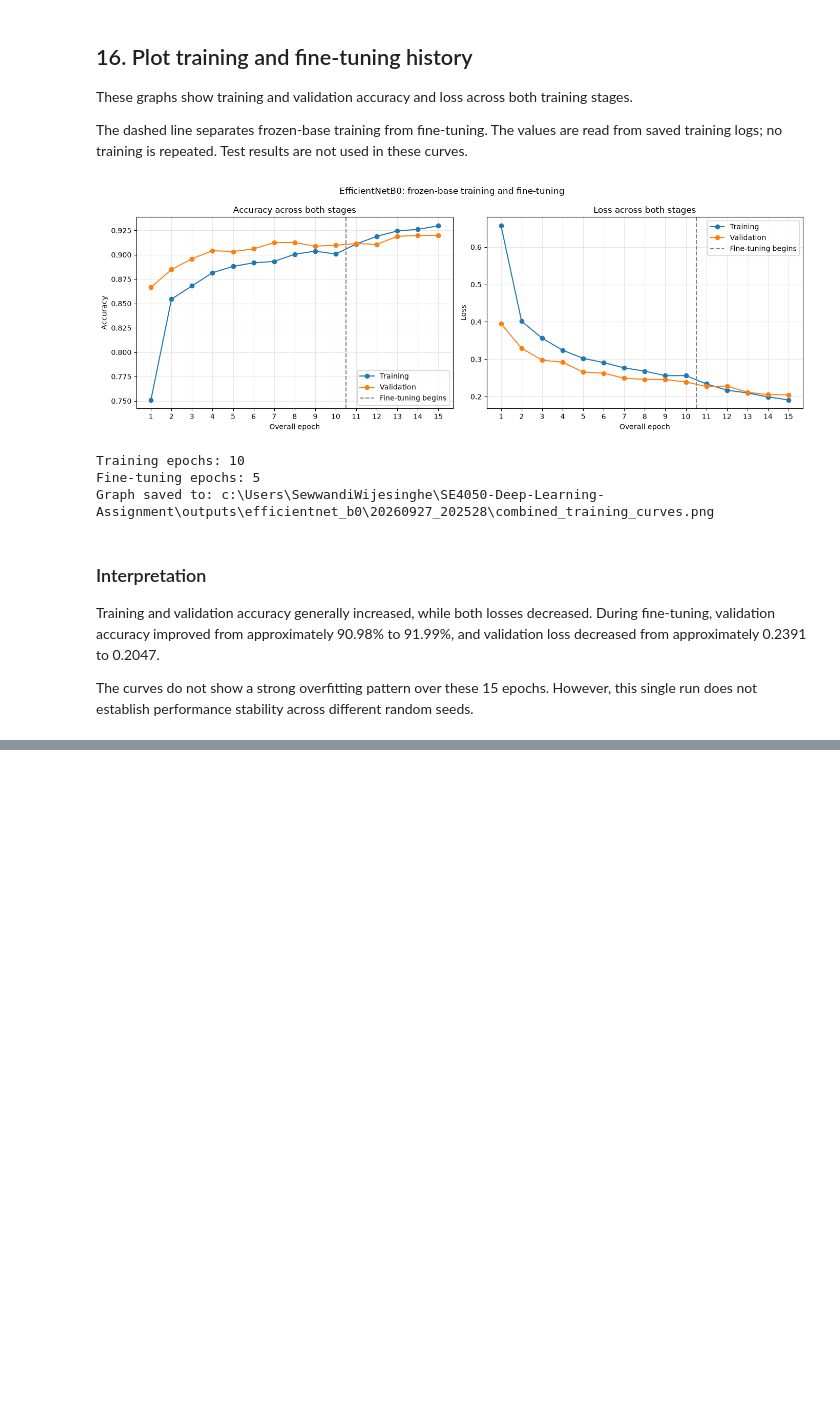
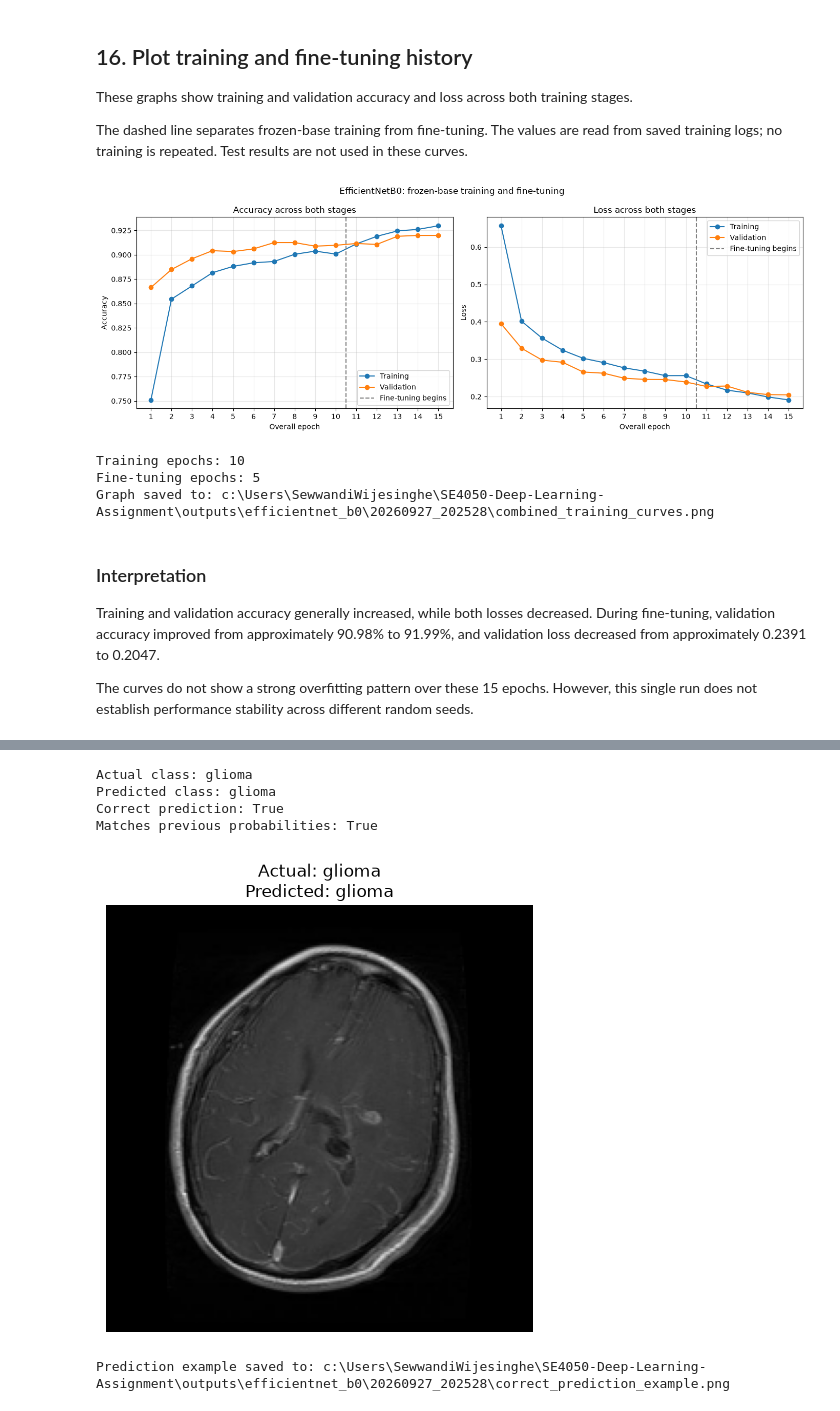
Before and after one commit to Dissa2003/SE4050-Deep-Learning-Assignment, a Jupyter notebook: notebooks/04_efficientnet_b0.ipynb, the cells around one changed output, grey strips where cells are left out. Drawn from its saved outputs; the diff is of its cells as text; code cells hidden in the pictures; blank space fills up the shorter version.

Commit message:
Verify saved-model loading and add prediction demonstration

```diff
--- a/notebooks/04_efficientnet_b0.ipynb
+++ b/notebooks/04_efficientnet_b0.ipynb
@@ -1051,0 +1064,74 @@ stability across different random seeds.
+# %%
+import numpy as np
+import tensorflow as tf
+import matplotlib.pyplot as plt
+
+# 1. Load the selected model from disk.
+reloaded_model = tf.keras.models.load_model(
+    str(selected_checkpoint),
+    compile=False
+)
+
+# 2. Select the second test image.
+# Python positions start at 0, so position 1 is the second image.
+example_position = 1
+example = test_df.iloc[example_position]
+example_path = data_dir / example["relative_path"]
+
+# 3. Apply the same preprocessing used during evaluation.
+example_image, _ = load_image(
+    str(example_path),
+    int(example["class_id"])
+)
+
+# 4. Predict using a batch containing one image.
+probabilities = reloaded_model.predict(
+    tf.expand_dims(example_image, axis=0),
+    verbose=0
+)[0]
+
+predicted_id = int(np.argmax(probabilities))
+predicted_name = class_names[predicted_id]
+actual_name = example["class_name"]
+
+# 5. Check consistency with the earlier test prediction.
+matches_previous = np.allclose(
+    probabilities,
+    test_probabilities[example_position],
+    rtol=1e-4,
+    atol=1e-5
+)
+
+print("Actual class:", actual_name)
+print("Predicted class:", predicted_name)
+print(
+    "Correct prediction:",
+    predicted_id == int(example["class_id"])
+)
+print("Matches previous probabilities:", matches_previous)
+
+# 6. Display and save this example.
+fig, ax = plt.subplots(figsize=(5, 5))
+
+ax.imshow(example_image.numpy().astype("uint8"))
+ax.set_title(
+    f"Actual: {actual_name}\n"
+    f"Predicted: {predicted_name}"
+)
+ax.axis("off")
+fig.tight_layout()
+
+prediction_path = run_dir / "correct_prediction_example.png"
+fig.savefig(prediction_path, dpi=150, bbox_inches="tight")
+
+plt.show()
+plt.close(fig)
+
+print("Prediction example saved to:", prediction_path)
+# %% [output]
+Actual class: glioma
+Predicted class: glioma
+Correct prediction: True
+Matches previous probabilities: True
+[figure, added]
+Prediction example saved to: c:\Users\SewwandiWijesinghe\SE4050-Deep-Learning-Assignment\outputs\efficientnet_b0\20260927_202528\correct_prediction_example.png
```
Also changed, not shown: parts of 1 cell of this notebook, 1 other file.
